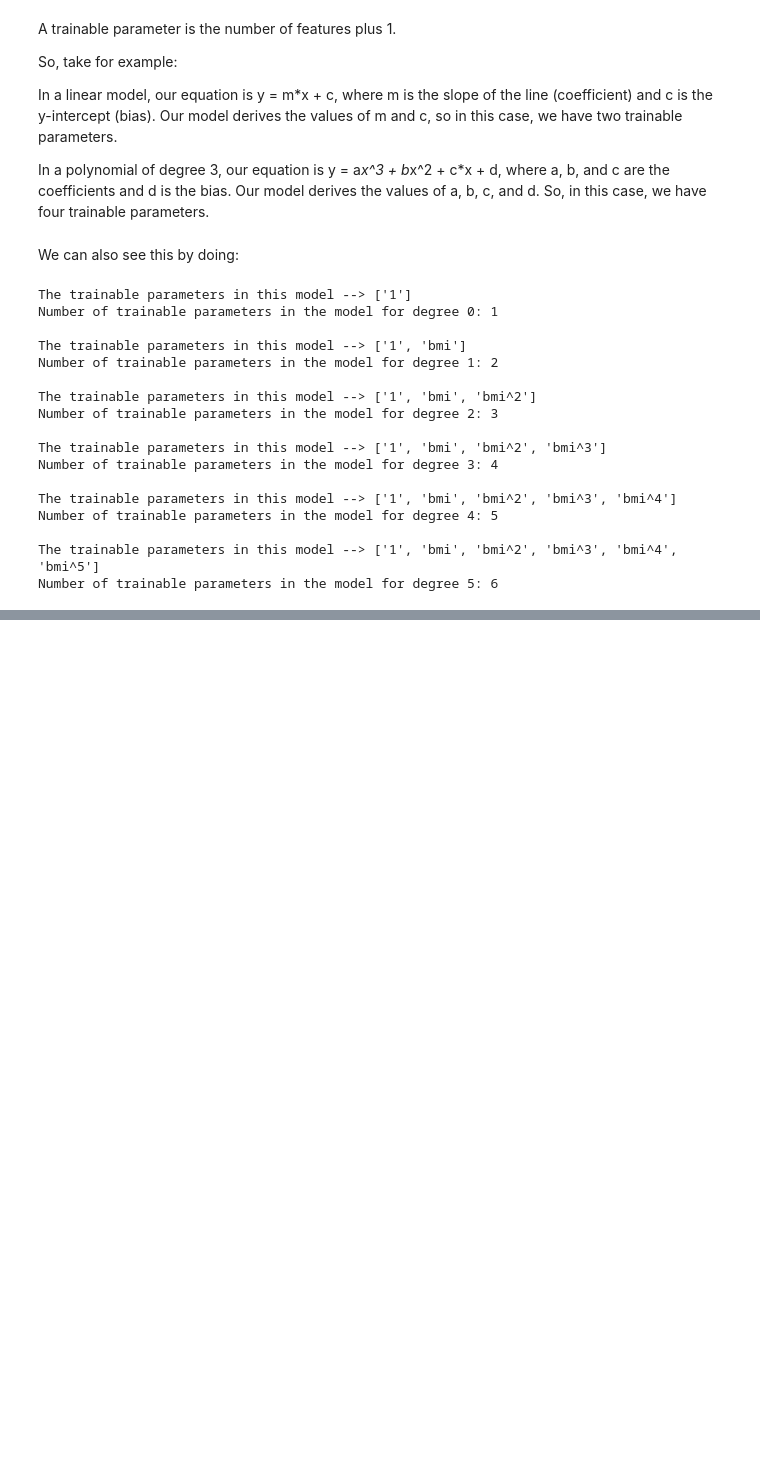
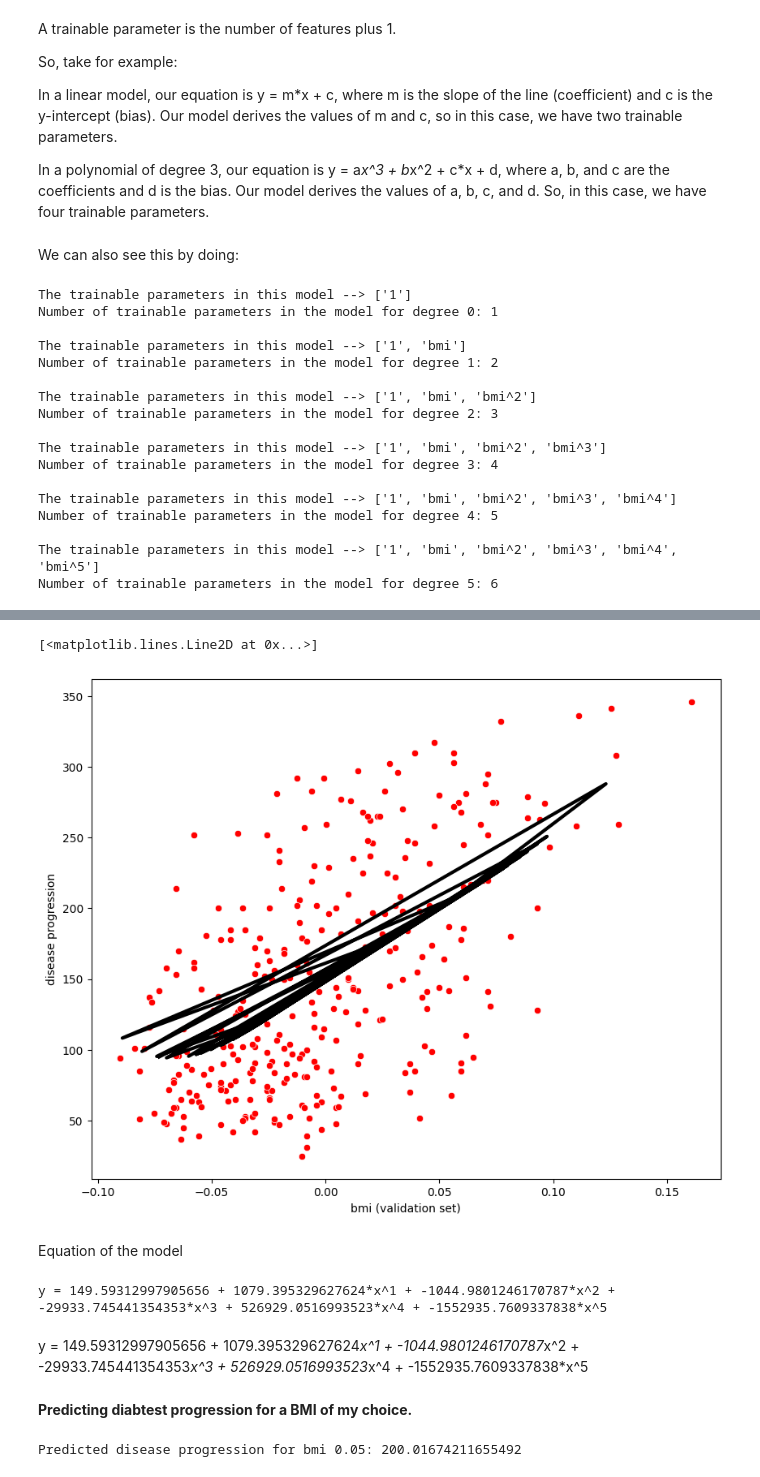
Before and after one commit to coachlivinglegend/CSCN8010-Labs-Foundations-Machine-Learning-Framework, a Jupyter notebook: lab4/lab4.ipynb, the cells around one changed output, grey strips where cells are left out. Saved outputs shown, nothing was run; the diff lists cells and outputs as text; code cells hidden in the pictures; blank space fills up the shorter version.

```diff
--- a/lab4/lab4.ipynb
+++ b/lab4/lab4.ipynb
@@ -464,0 +521,33 @@ Number of trainable parameters in the model for degree 5: 6
+# %%
+plt.figure(figsize=(10, 8))
+sns.scatterplot(x=X_train_bmi.iloc[:, 0], y=y_train, color='red')
+plt.xlabel('bmi (validation set)')
+plt.ylabel('disease progression')
+plt.plot(X_test_bmi, poly_model.predict(poly_features.transform(X_test_bmi)), color='black', linewidth=3)
+# %% [output]
+[<matplotlib.lines.Line2D at 0x...>]
+[figure, added]
+# %% [markdown]
+Equation of the model
+# %%
+# Get the coefficients
+coefficients = poly_model.coef_
+intercept = poly_model.intercept_
+
+# Print the equation
+print(f"y = {intercept} ", end="")
+for i in range(1, len(coefficients)):
+    print(f"+ {coefficients[i]}*x^{i} ", end="")
+# %% [output]
+y = 149.59312997905656 + 1079.395329627624*x^1 + -1044.9801246170787*x^2 + -29933.745441354353*x^3 + 526929.0516993523*x^4 + -1552935.7609337838*x^5
+# %% [markdown]
+y = 149.59312997905656 + 1079.395329627624*x^1 + -1044.9801246170787*x^2 + -29933.745441354353*x^3 + 526929.0516993523*x^4 + -1552935.7609337838*x^5
+# %% [markdown]
+**Predicting diabtest progression for a BMI of my choice.**
+# %%
+chosen_bmi = 0.05
+bmi_df = pd.DataFrame([[chosen_bmi]], columns=['bmi'])
+predicted_disease_progression = poly_model.predict(poly_features.transform(bmi_df))[0]
+print(f"Predicted disease progression for bmi {chosen_bmi}: {predicted_disease_progression}")
+# %% [output]
+Predicted disease progression for bmi 0.05: 200.01674211655492
```
Also changed, not shown: parts of 12 cells of this notebook, 2 other files.
